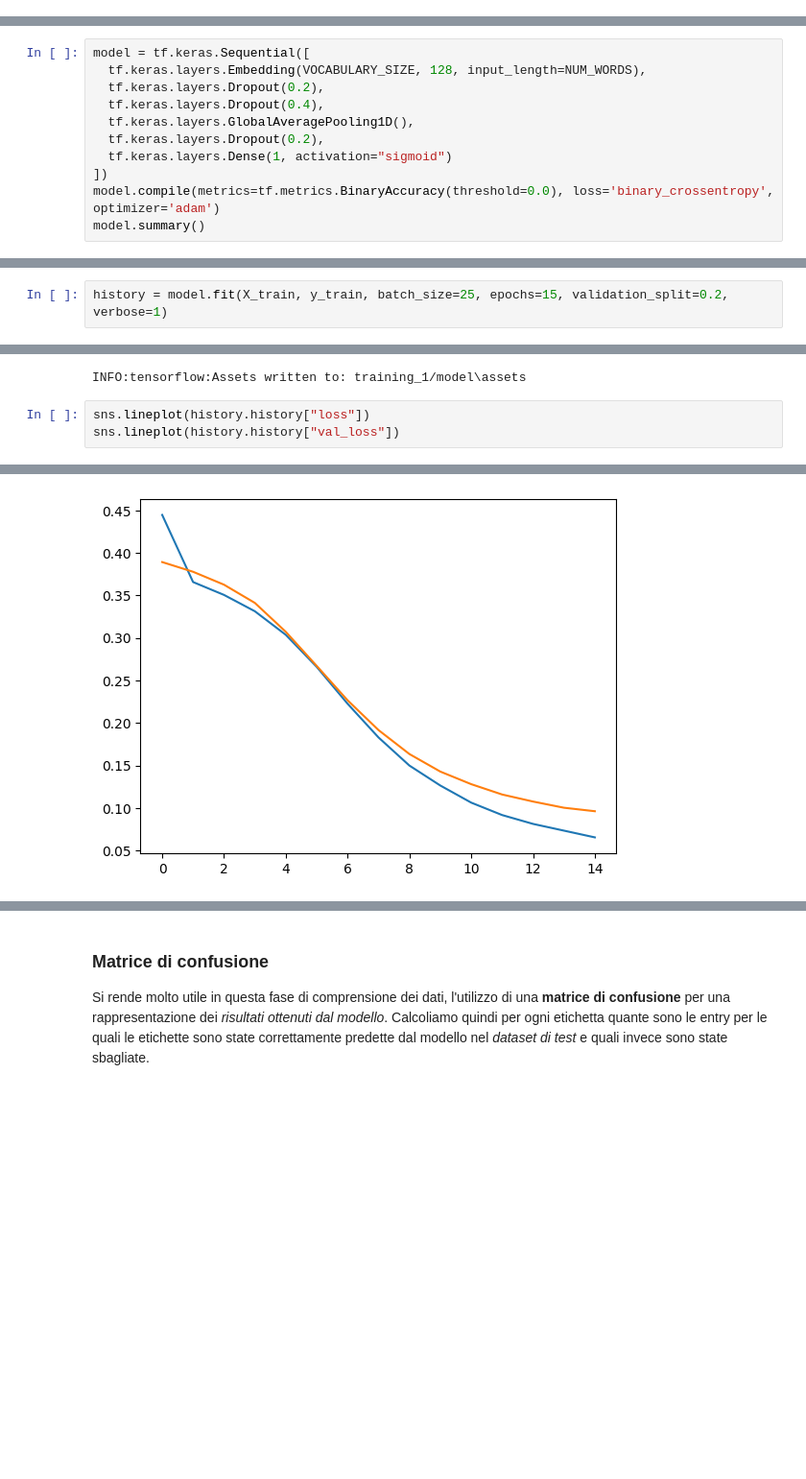
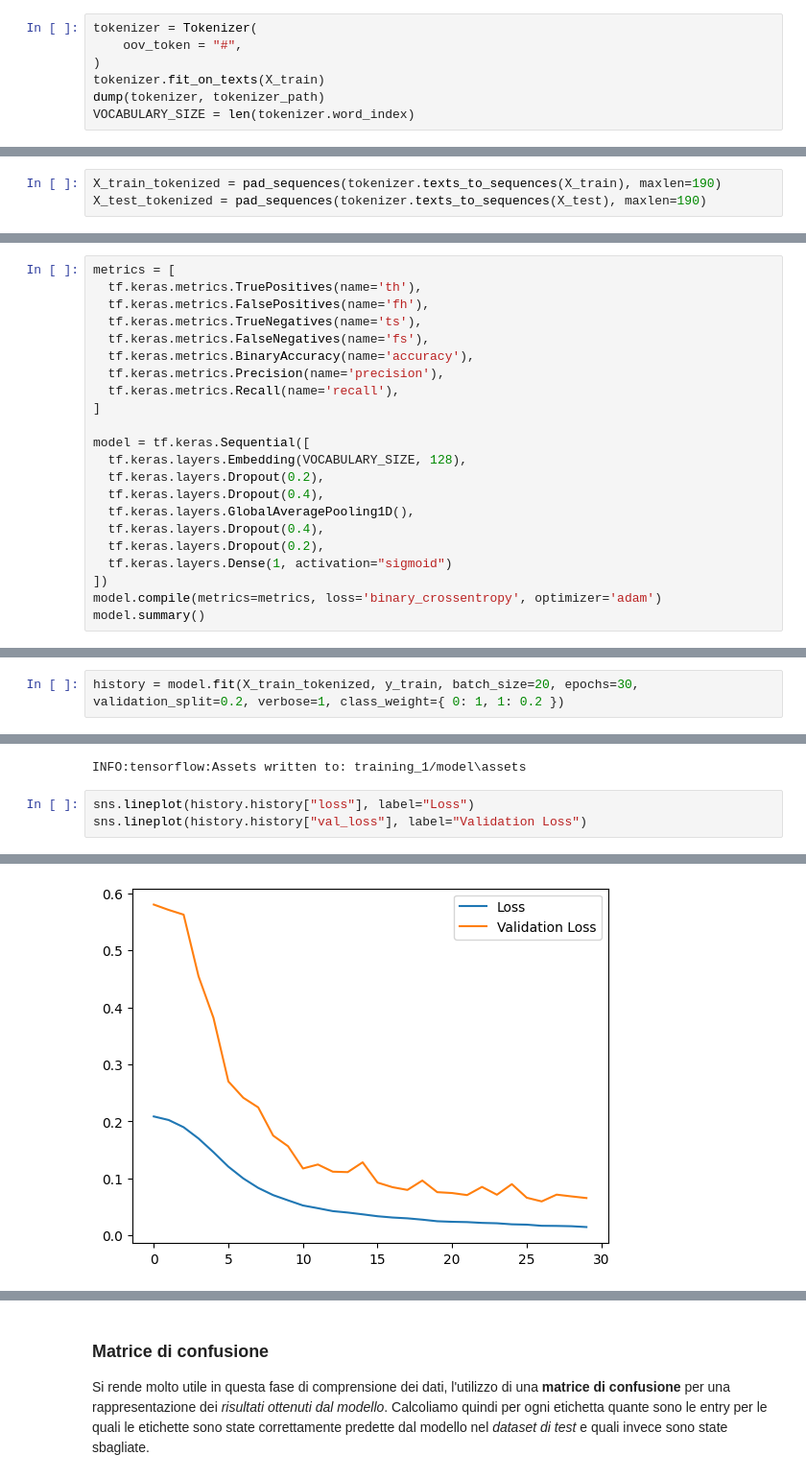
Before and after one commit to SimoneC24/text-spam-checker, a Jupyter notebook: REAMDE.ipynb, the cells around one changed output, grey strips where cells are left out. Shown at 96% size. Cells and saved outputs as stored; diff of their text form; blank space fills up the shorter version.

```diff
--- a/REAMDE.ipynb
+++ b/REAMDE.ipynb
@@ -110,0 +132,7 @@ Test sample size: 1115
+# %%
+tokenizer = Tokenizer(
+    oov_token = "#",
+)
+tokenizer.fit_on_texts(X_train)
+dump(tokenizer, tokenizer_path)
+VOCABULARY_SIZE = len(tokenizer.word_index)
@@ -110,0 +147,3 @@ Test sample size: 1115
+# %%
+X_train_tokenized = pad_sequences(tokenizer.texts_to_sequences(X_train), maxlen=190)
+X_test_tokenized = pad_sequences(tokenizer.texts_to_sequences(X_test), maxlen=190)
@@ -111,13 +164,24 @@ Test sample size: 1115
 # %%
+metrics = [
+  tf.keras.metrics.TruePositives(name='th'),
+  tf.keras.metrics.FalsePositives(name='fh'),
+  tf.keras.metrics.TrueNegatives(name='ts'),
+  tf.keras.metrics.FalseNegatives(name='fs'),
+  tf.keras.metrics.BinaryAccuracy(name='accuracy'),
+  tf.keras.metrics.Precision(name='precision'),
+  tf.keras.metrics.Recall(name='recall'),
+]
+
 model = tf.keras.Sequential([
-  tf.keras.layers.Embedding(VOCABULARY_SIZE, 128, input_length=NUM_WORDS),
+  tf.keras.layers.Embedding(VOCABULARY_SIZE, 128),
   tf.keras.layers.Dropout(0.2),
   tf.keras.layers.Dropout(0.4),
   tf.keras.layers.GlobalAveragePooling1D(),
+  tf.keras.layers.Dropout(0.4),
   tf.keras.layers.Dropout(0.2),
   tf.keras.layers.Dense(1, activation="sigmoid")
 ])
-model.compile(metrics=tf.metrics.BinaryAccuracy(threshold=0.0), loss='binary_crossentropy', optimizer='adam')
+model.compile(metrics=metrics, loss='binary_crossentropy', optimizer='adam')
 model.summary()
 # %% [output]
 Model: "sequential"
@@ -140,3 +210,3 @@ _________________________________________________________________
 # %%
-history = model.fit(X_train, y_train, batch_size=25, epochs=15, validation_split=0.2, verbose=1)
+history = model.fit(X_train_tokenized, y_train, batch_size=20, epochs=30, validation_split=0.2, verbose=1, class_weight={ 0: 1, 1: 0.2 })
 # %% [output]
@@ -162,9 +234,9 @@ model.save(MODEL_PATH)
 # %% [output]
 INFO:tensorflow:Assets written to: training_1/model\assets
 # %%
-sns.lineplot(history.history["loss"])
-sns.lineplot(history.history["val_loss"])
+sns.lineplot(history.history["loss"], label="Loss")
+sns.lineplot(history.history["val_loss"], label="Validation Loss")
 # %% [output]
 <AxesSubplot: >
-[figure, old version]
+[figure, new version]
 # %% [markdown]
```
Also changed, not shown: parts of 51 cells of this notebook.
